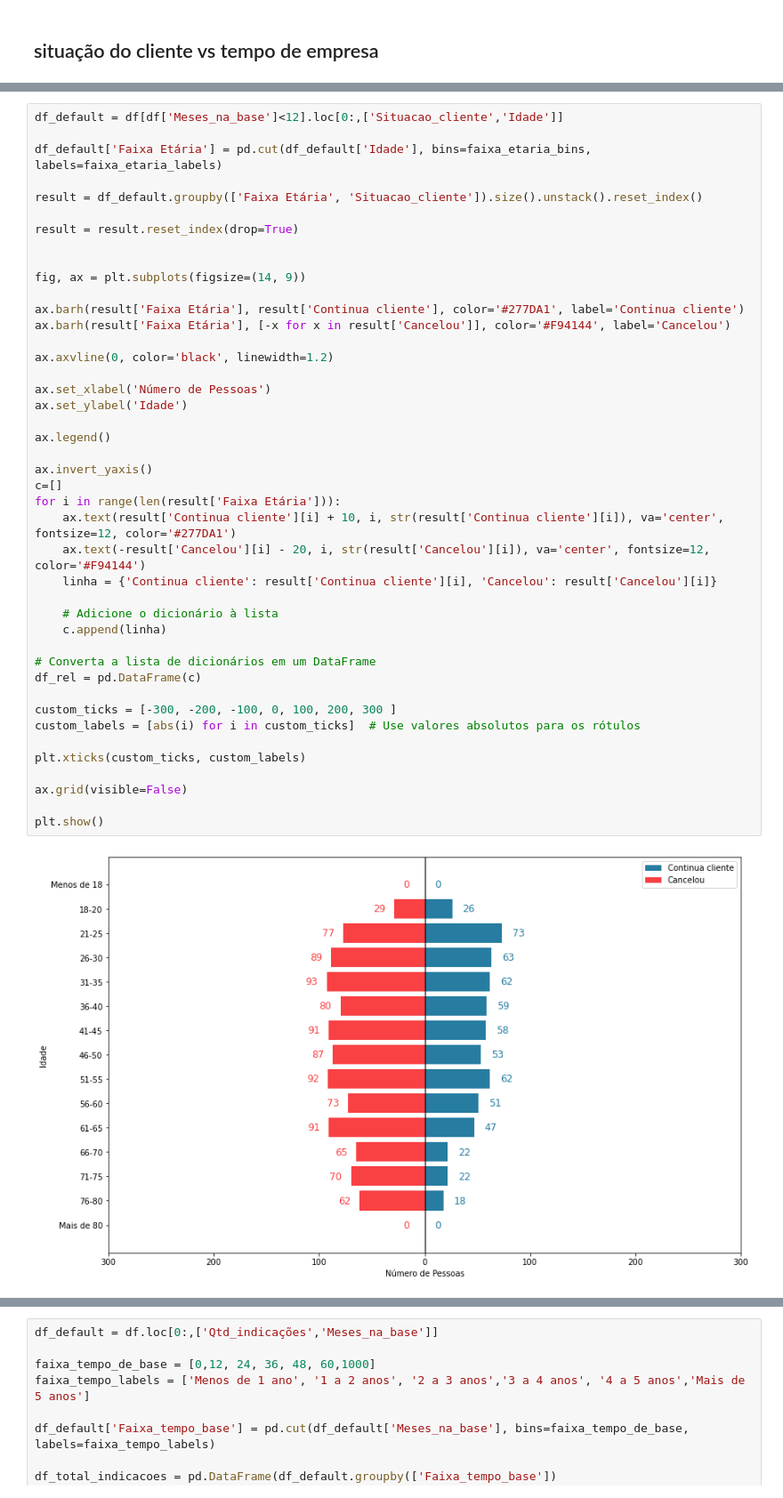
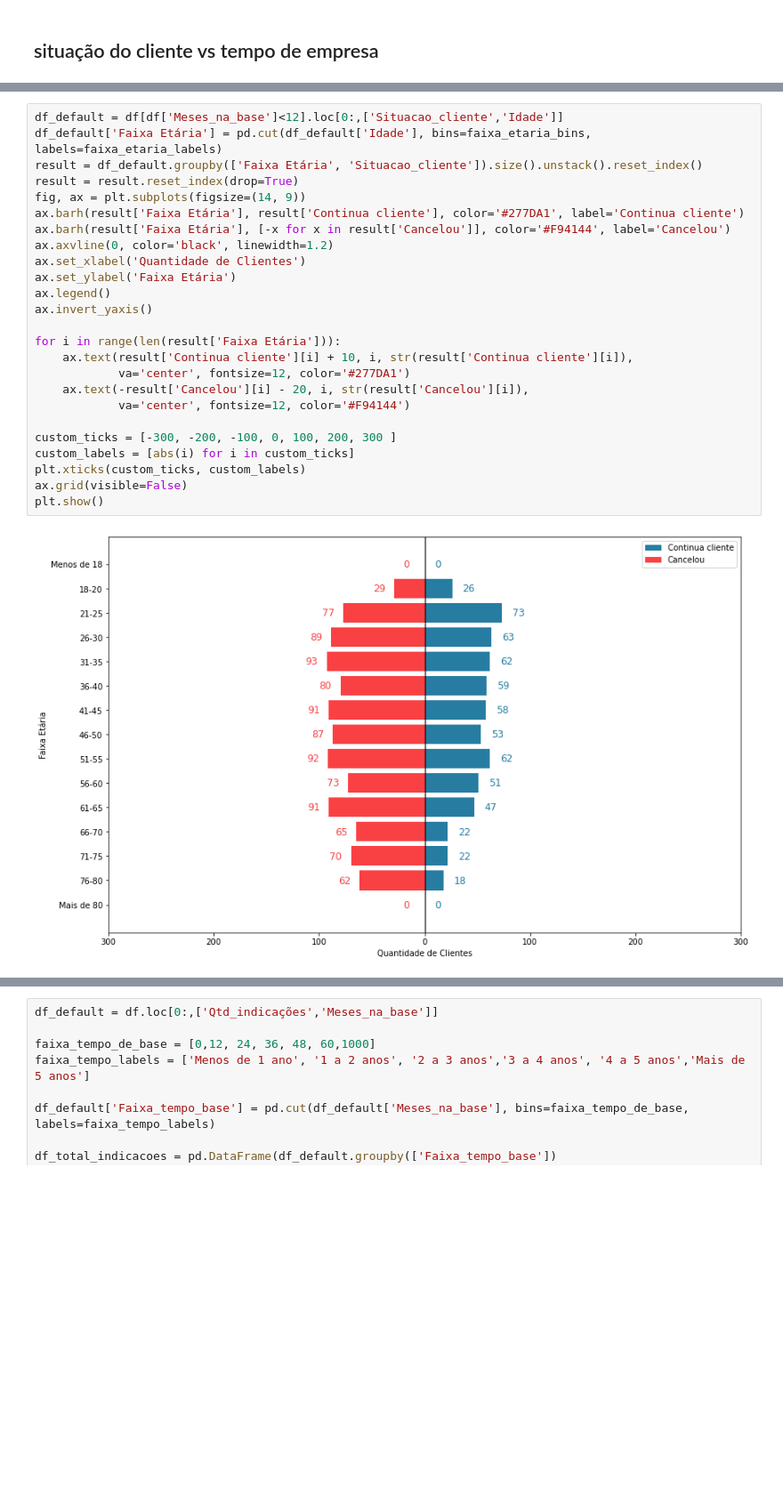
Before and after one commit to JuniorNS96/TCC, a Jupyter notebook: main.ipynb, the cells around one changed output, grey strips where cells are left out. Shown at 89% size. Drawn from its saved outputs; the diff is of its cells as text; blank space fills up the shorter version.

```diff
--- a/main.ipynb
+++ b/main.ipynb
@@ -842,45 +847,27 @@ plt.show()
 # %%
 df_default = df[df['Meses_na_base']<12].loc[0:,['Situacao_cliente','Idade']]
-
 df_default['Faixa Etária'] = pd.cut(df_default['Idade'], bins=faixa_etaria_bins, labels=faixa_etaria_labels)
-
 result = df_default.groupby(['Faixa Etária', 'Situacao_cliente']).size().unstack().reset_index()
-
 result = result.reset_index(drop=True)
-
-
 fig, ax = plt.subplots(figsize=(14, 9))
-
 ax.barh(result['Faixa Etária'], result['Continua cliente'], color='#277DA1', label='Continua cliente')
 ax.barh(result['Faixa Etária'], [-x for x in result['Cancelou']], color='#F94144', label='Cancelou')
+ax.axvline(0, color='black', linewidth=1.2)
+ax.set_xlabel('Quantidade de Clientes')
+ax.set_ylabel('Faixa Etária')
+ax.legend()
+ax.invert_yaxis()
 
-ax.axvline(0, color='black', linewidth=1.2)
-
-ax.set_xlabel('Número de Pessoas')
-ax.set_ylabel('Idade')
-
-ax.legend()
-
-ax.invert_yaxis()
-c=[]
 for i in range(len(result['Faixa Etária'])):
-    ax.text(result['Continua cliente'][i] + 10, i, str(result['Continua cliente'][i]), va='center', fontsize=12, color='#277DA1')
-    ax.text(-result['Cancelou'][i] - 20, i, str(result['Cancelou'][i]), va='center', fontsize=12, color='#F94144')
-    linha = {'Continua cliente': result['Continua cliente'][i], 'Cancelou': result['Cancelou'][i]}
-
-    # Adicione o dicionário à lista
-    c.append(linha)
-
-# Converta a lista de dicionários em um DataFrame
-df_rel = pd.DataFrame(c)
+    ax.text(result['Continua cliente'][i] + 10, i, str(result['Continua cliente'][i]),
+            va='center', fontsize=12, color='#277DA1')
+    ax.text(-result['Cancelou'][i] - 20, i, str(result['Cancelou'][i]),
+            va='center', fontsize=12, color='#F94144')
 
 custom_ticks = [-300, -200, -100, 0, 100, 200, 300 ]
-custom_labels = [abs(i) for i in custom_ticks]  # Use valores absolutos para os rótulos
-
+custom_labels = [abs(i) for i in custom_ticks]
 plt.xticks(custom_ticks, custom_labels)
-
 ax.grid(visible=False)
-
 plt.show()
 # %% [output]
-[figure, old version]
+[figure, new version]
```
Also changed, not shown: parts of 16 cells of this notebook, 11 other files.
